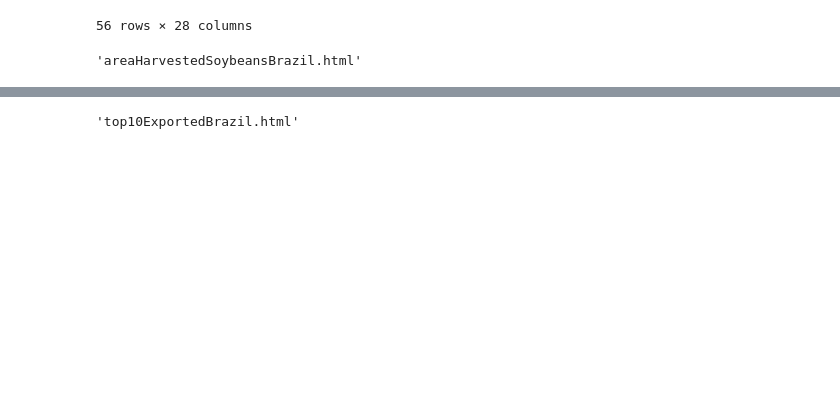
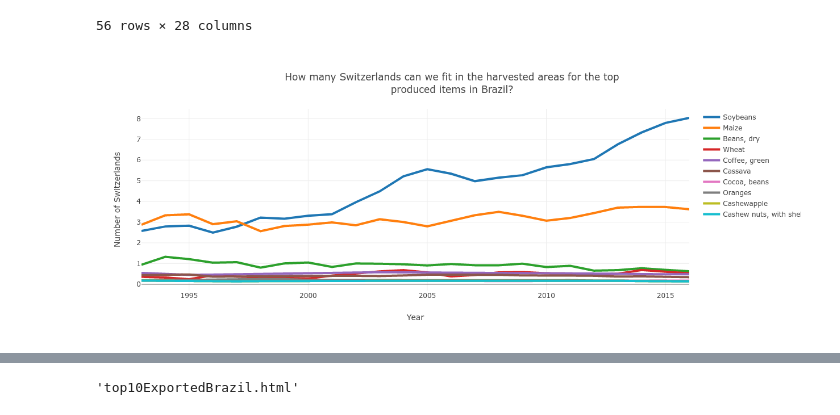
Before and after one commit to n-poulsen/GranADA, a Jupyter notebook: milestone3_brazil.ipynb, the cells around one changed output, grey strips where cells are left out. Drawn from its saved outputs; the diff is of its cells as text; code cells hidden in the pictures; blank space fills up the shorter version.

```diff
--- a/milestone3_brazil.ipynb
+++ b/milestone3_brazil.ipynb
@@ -83,18 +83,18 @@ df_prod_area_brazil
 # %%
 import plotly.graph_objects as go
 years = [str(year) for year in range(1993, 2017)]
 fig = go.Figure()
 items = df_prod_area_brazil['Item']
 for i in range(0, 10):
     fig.add_trace(go.Scatter(x=years, y= df_prod_area_brazil.iloc[i][years]/100/41285, mode='lines', name=items[i], line = dict(width=4)))
 fig.update_layout(title='How many Switzerlands can we fit in the harvested areas for the top<br>produced items in Brazil?',
                    xaxis_title='Year',
                    yaxis_title='Number of Switzerlands',
+                  template=draft_template,
                   width=800,
                  height=500)
-plotly.offline.plot(fig, filename='areaHarvestedSoybeansBrazil.html')
 # %% [output]
-'areaHarvestedSoybeansBrazil.html'
+[figure, added]
 # %%
 df_trade = pd.read_pickle('data/df_trade_merged.pkl')
 df_exports_brazil = df_trade.loc[df_trade['Exporter'] == 'Brazil']
```
Also changed, not shown: parts of 5 cells of this notebook, 2 other files.
